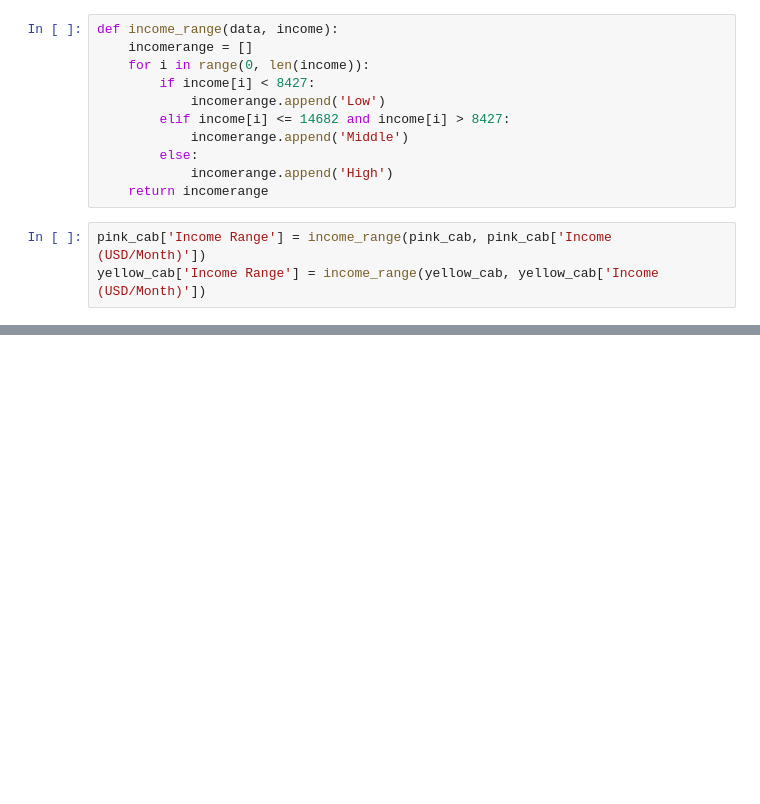
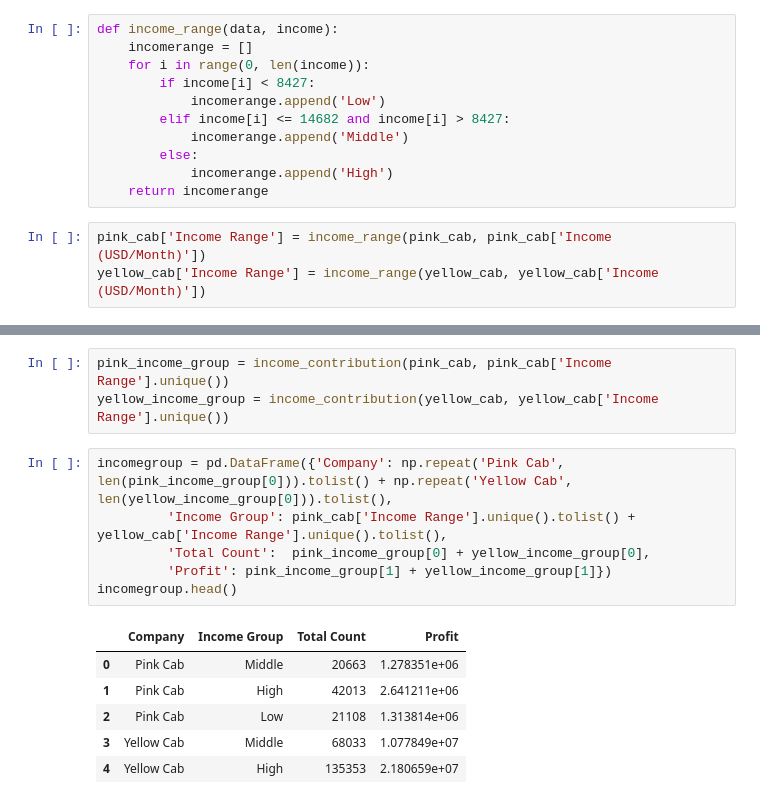
Before and after one commit to qngyn/DataGlacier, a Jupyter notebook: Week2/EDA.ipynb, the cells around one changed output, grey strips where cells are left out. Saved outputs shown, nothing was run; the diff lists cells and outputs as text; blank space fills up the shorter version.

```diff
--- a/Week2/EDA.ipynb
+++ b/Week2/EDA.ipynb
@@ -634,0 +649,16 @@ yellow_cab['Income Range'] = income_range(yellow_cab, yellow_cab['Income (USD/Mo
+# %%
+pink_income_group = income_contribution(pink_cab, pink_cab['Income Range'].unique())
+yellow_income_group = income_contribution(yellow_cab, yellow_cab['Income Range'].unique())
+# %%
+incomegroup = pd.DataFrame({'Company': np.repeat('Pink Cab', len(pink_income_group[0])).tolist() + np.repeat('Yellow Cab', len(yellow_income_group[0])).tolist(),
+         'Income Group': pink_cab['Income Range'].unique().tolist() + yellow_cab['Income Range'].unique().tolist(),
+         'Total Count':  pink_income_group[0] + yellow_income_group[0],
+         'Profit': pink_income_group[1] + yellow_income_group[1]})
+incomegroup.head()
+# %% [output]
+|  | Company | Income Group | Total Count | Profit |
+| 0 | Pink Cab | Middle | 20663 | 1.278351e+06 |
+| 1 | Pink Cab | High | 42013 | 2.641211e+06 |
+| 2 | Pink Cab | Low | 21108 | 1.313814e+06 |
+| 3 | Yellow Cab | Middle | 68033 | 1.077849e+07 |
+| 4 | Yellow Cab | High | 135353 | 2.180659e+07 |
```
Also changed, not shown: parts of 3 cells of this notebook, 1 other file.
